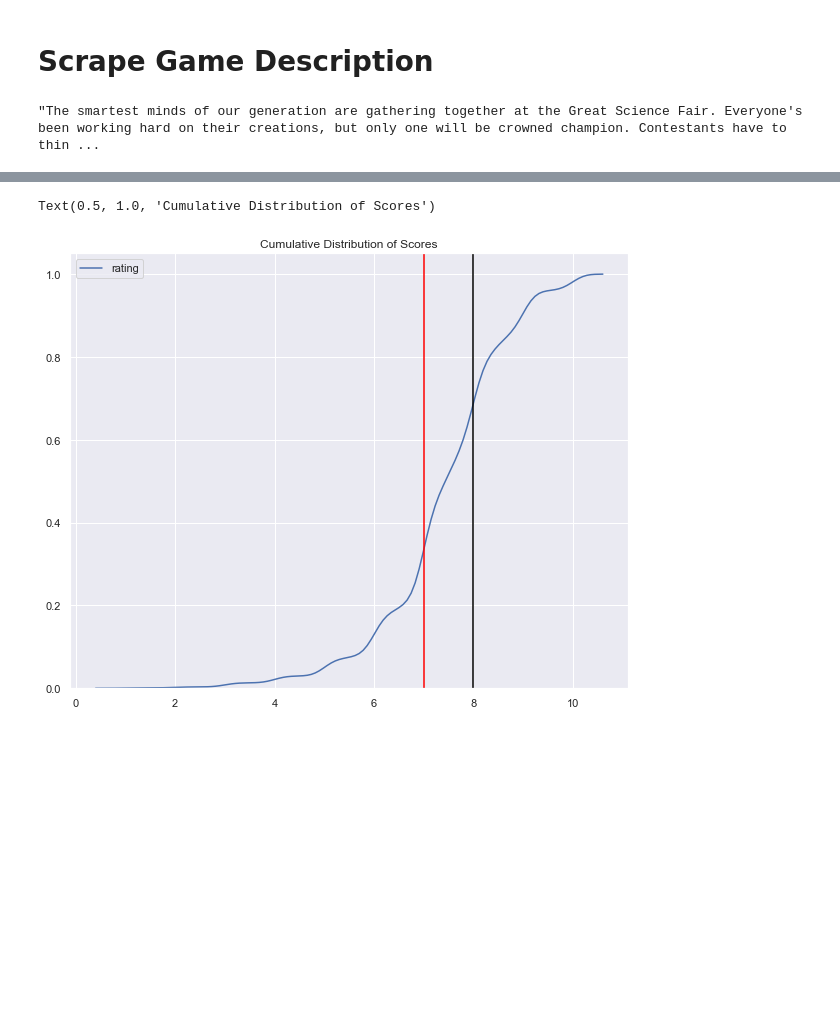
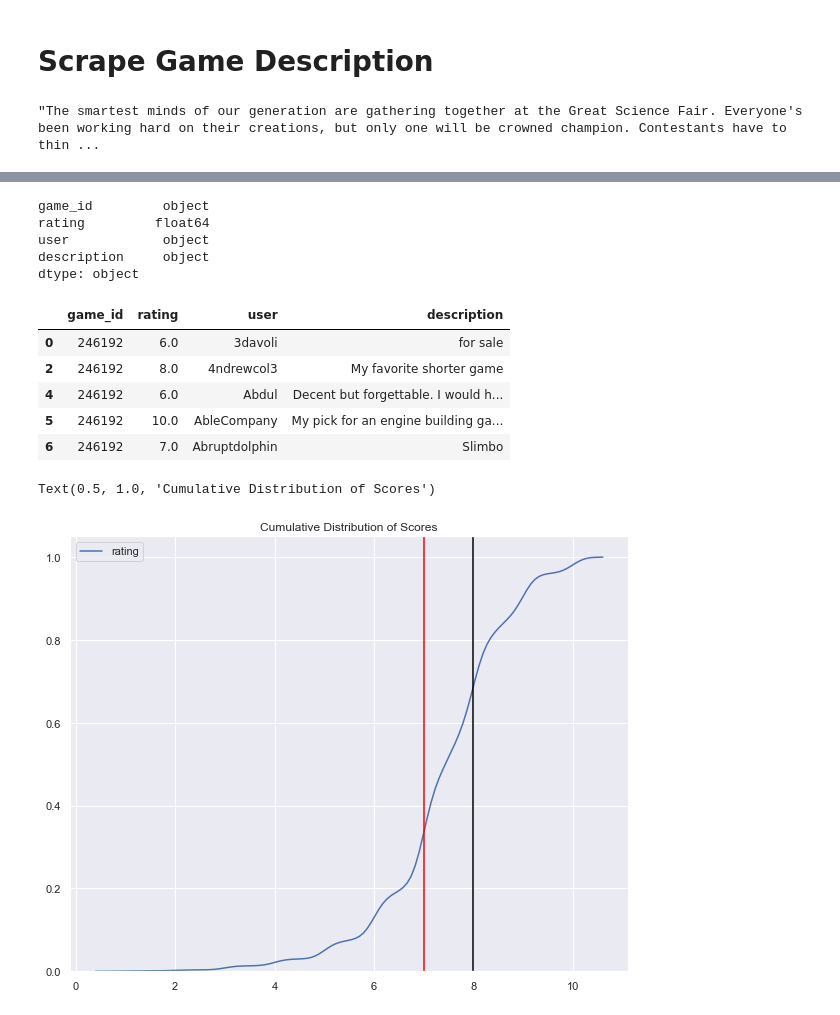
Before and after one commit to MarshallKrakauer/BGGAnalysis, a Jupyter notebook: GizmosGameComments.ipynb, the cells around one changed output, grey strips where cells are left out. Saved outputs shown, nothing was run; the diff lists cells and outputs as text; code cells hidden in the pictures; blank space fills up the shorter version.

```diff
--- a/GizmosGameComments.ipynb
+++ b/GizmosGameComments.ipynb
@@ -121,0 +119,16 @@ print(unrated, high, low)
+# %%
+rated_reviews = df[pd.notnull(df['rating'])]
+print(rated_reviews.dtypes)
+rated_reviews.head()
+# %% [output]
+game_id         object
+rating         float64
+user            object
+description     object
+dtype: object
+|  | game_id | rating | user | description |
+| 0 | 246192 | 6.0 | 3davoli | for sale |
+| 2 | 246192 | 8.0 | 4ndrewcol3 | My favorite shorter game |
+| 4 | 246192 | 6.0 | Abdul | Decent but forgettable. I would h... |
+| 5 | 246192 | 10.0 | AbleCompany | My pick for an engine building ga... |
+| 6 | 246192 | 7.0 | Abruptdolphin | Slimbo |
```
Also changed, not shown: parts of 4 cells of this notebook, 2 other files.
